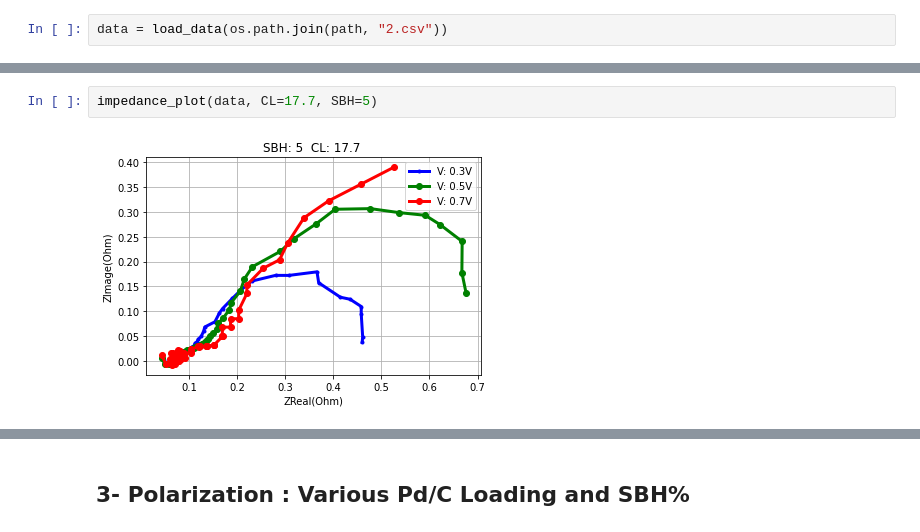
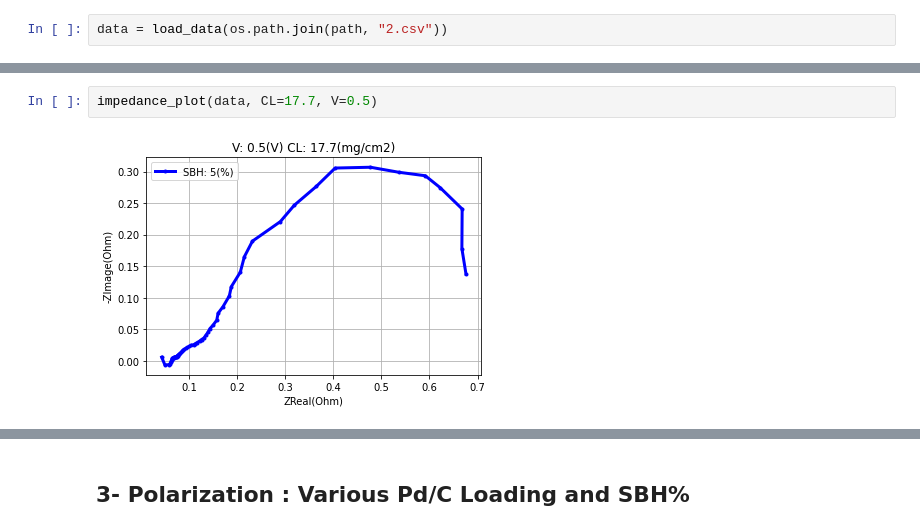
Before and after one commit to ECSIM/dbfc-dataset, a Jupyter notebook: Notebooks/Pd-C Catalyst.ipynb, the cells around one changed output, grey strips where cells are left out. Cells and saved outputs as stored; diff of their text form.

```diff
--- a/Notebooks/Pd-C Catalyst.ipynb
+++ b/Notebooks/Pd-C Catalyst.ipynb
@@ -30,4 +34,4 @@ impedance_plot(data, CL=8.8, SBH=5)
 # %%
-impedance_plot(data, CL=17.7, SBH=5)
+impedance_plot(data, CL=17.7, V=0.5)
 # %% [output]
-[figure, old version]
+[figure, new version]
```
Also changed, not shown: parts of 9 cells of this notebook, 2 other files.
